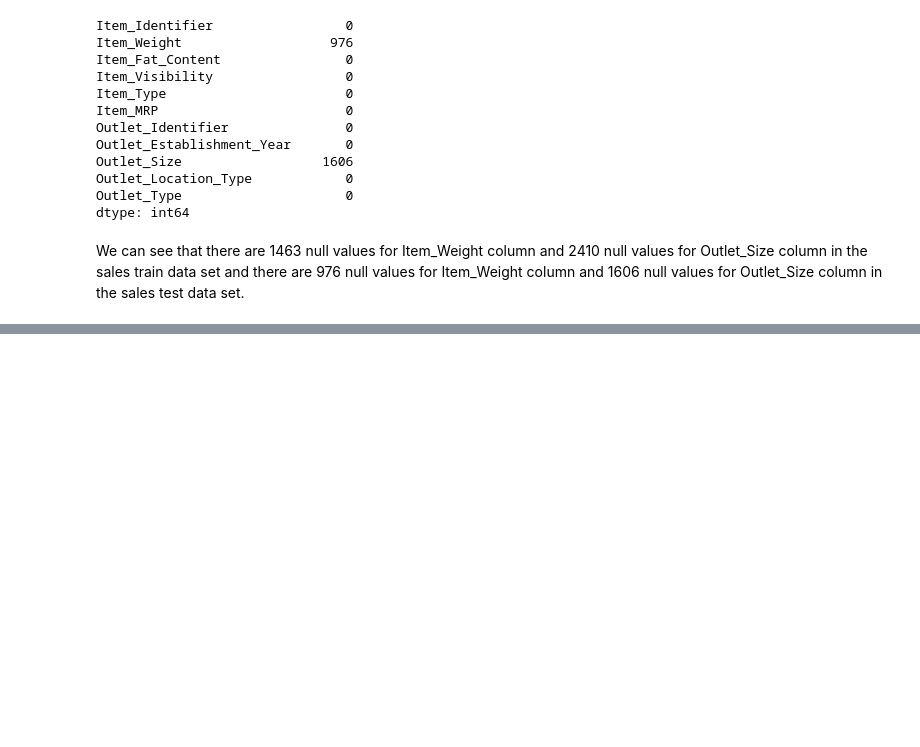
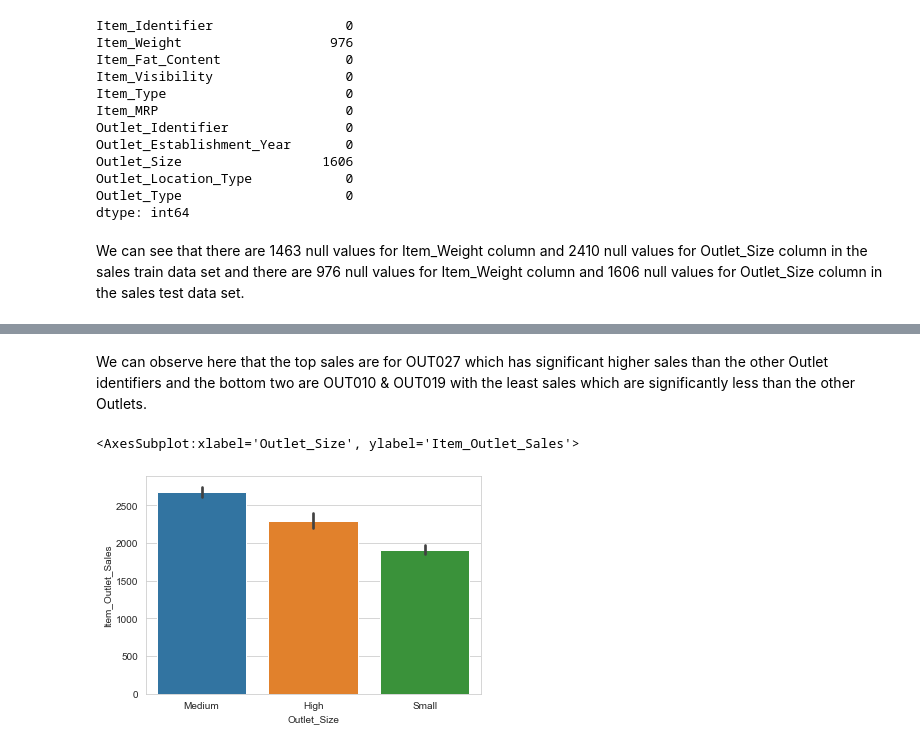
Before and after one commit to ayg15/bigmart-sales, a Jupyter notebook: Big Mart Sales Prediction.ipynb, the cells around one changed output, grey strips where cells are left out. Drawn from its saved outputs; the diff is of its cells as text; code cells hidden in the pictures; blank space fills up the shorter version.

```diff
--- a/Big Mart Sales Prediction.ipynb
+++ b/Big Mart Sales Prediction.ipynb
@@ -132,0 +241,9 @@ We can see that there are 1463 null values for Item_Weight column and 2410 null
+# %% [markdown]
+We can observe here that the top sales are for OUT027 which has significant higher sales than the other Outlet identifiers and the bottom two are OUT010 & OUT019 with the least sales which are significantly less than the other Outlets.
+# %%
+plt.figure(figsize=(6,4))
+sns.set_style('whitegrid')
+sns.barplot(x='Outlet_Size', y='Item_Outlet_Sales', data=sales_df)
+# %% [output]
+<AxesSubplot:xlabel='Outlet_Size', ylabel='Item_Outlet_Sales'>
+[figure, added]
```
Also changed, not shown: parts of 17 cells of this notebook.
